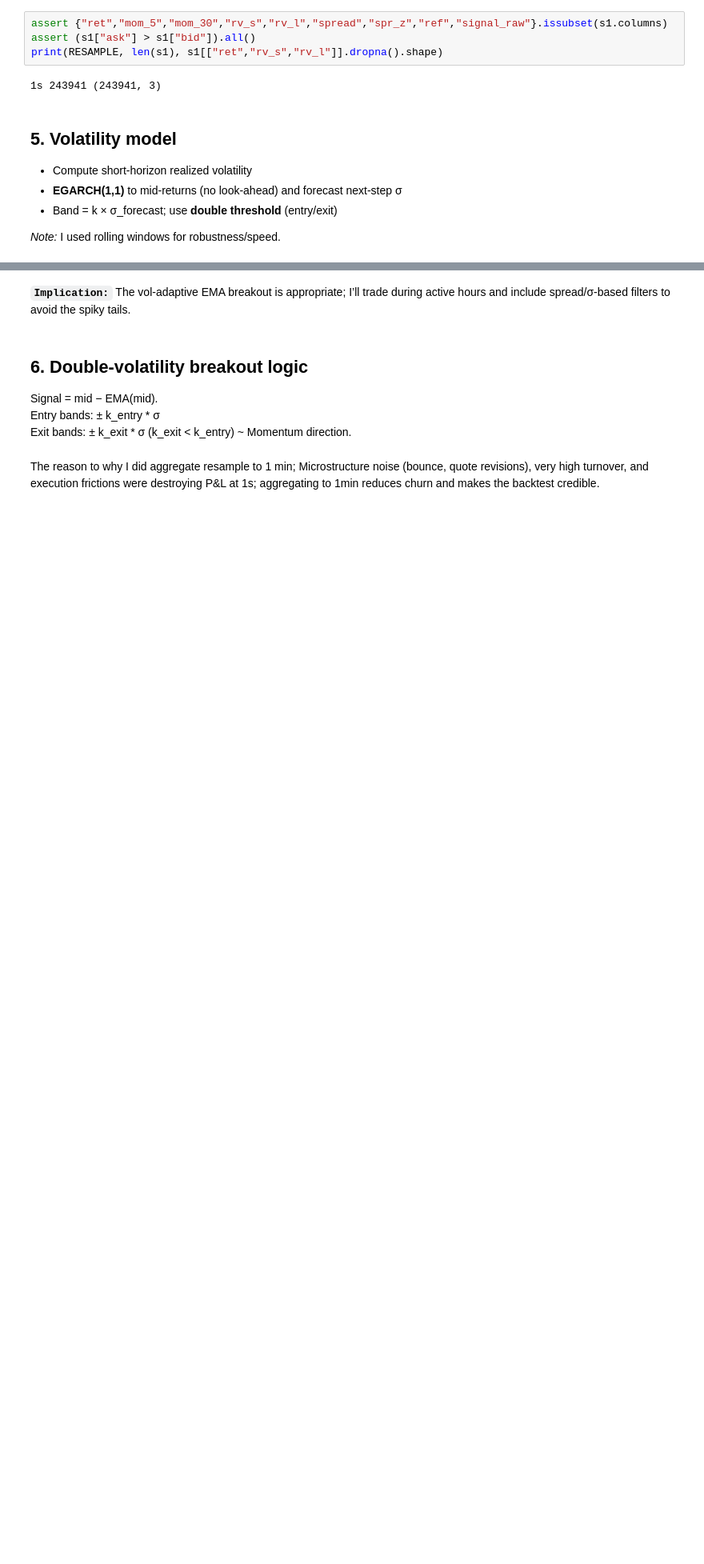
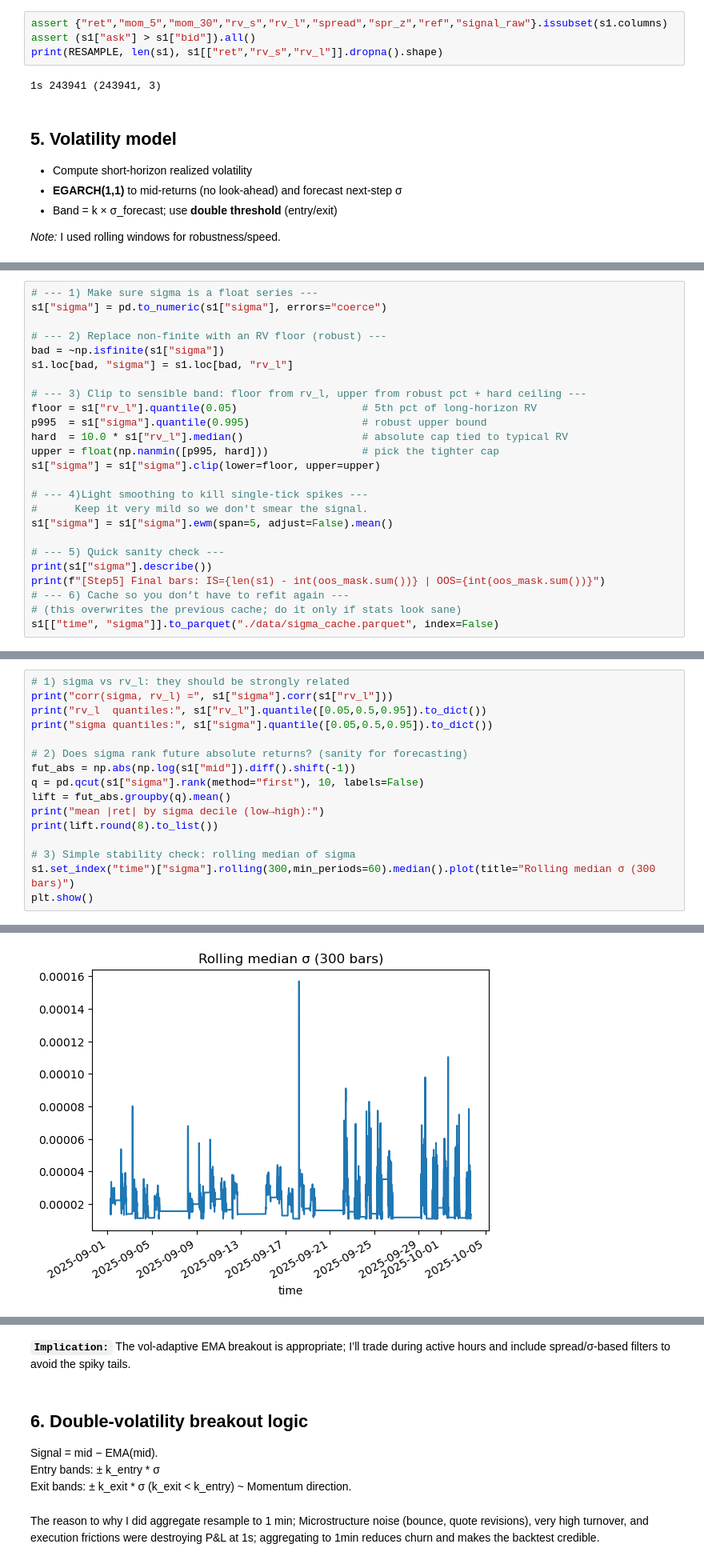
Before and after one commit to Paula-gwn/Applied_finance, a Jupyter notebook: eurpln_double_vol_breakout-Copy1.ipynb, the cells around one changed output, grey strips where cells are left out. Shown at 80% size. Cells and saved outputs as stored; diff of their text form; blank space fills up the shorter version.

```diff
--- a/eurpln_double_vol_breakout-Copy1.ipynb
+++ b/eurpln_double_vol_breakout-Copy1.ipynb
@@ -576,0 +510,25 @@ corr(sigma, rv_l) = -0.00025377878008503164
+# %%
+# --- 1) Make sure sigma is a float series ---
+s1["sigma"] = pd.to_numeric(s1["sigma"], errors="coerce")
+
+# --- 2) Replace non-finite with an RV floor (robust) ---
+bad = ~np.isfinite(s1["sigma"])
+s1.loc[bad, "sigma"] = s1.loc[bad, "rv_l"]
+
+# --- 3) Clip to sensible band: floor from rv_l, upper from robust pct + hard ceiling ---
+floor = s1["rv_l"].quantile(0.05)                    # 5th pct of long-horizon RV
+p995  = s1["sigma"].quantile(0.995)                  # robust upper bound
+hard  = 10.0 * s1["rv_l"].median()                   # absolute cap tied to typical RV
+upper = float(np.nanmin([p995, hard]))               # pick the tighter cap
+s1["sigma"] = s1["sigma"].clip(lower=floor, upper=upper)
+
+# --- 4)Light smoothing to kill single-tick spikes ---
+#      Keep it very mild so we don't smear the signal.
+s1["sigma"] = s1["sigma"].ewm(span=5, adjust=False).mean()
+
+# --- 5) Quick sanity check ---
+print(s1["sigma"].describe())
+print(f"[Step5] Final bars: IS={len(s1) - int(oos_mask.sum())} | OOS={int(oos_mask.sum())}")
+# --- 6) Cache so you don’t have to refit again ---
+# (this overwrites the previous cache; do it only if stats look sane)
+s1[["time", "sigma"]].to_parquet("./data/sigma_cache.parquet", index=False)
@@ -576,0 +546,17 @@ corr(sigma, rv_l) = -0.00025377878008503164
+# %%
+# 1) sigma vs rv_l: they should be strongly related
+print("corr(sigma, rv_l) =", s1["sigma"].corr(s1["rv_l"]))
+print("rv_l  quantiles:", s1["rv_l"].quantile([0.05,0.5,0.95]).to_dict())
+print("sigma quantiles:", s1["sigma"].quantile([0.05,0.5,0.95]).to_dict())
+
+# 2) Does sigma rank future absolute returns? (sanity for forecasting)
+fut_abs = np.abs(np.log(s1["mid"]).diff().shift(-1))
+q = pd.qcut(s1["sigma"].rank(method="first"), 10, labels=False)
+lift = fut_abs.groupby(q).mean()
+print("mean |ret| by sigma decile (low→high):")
+print(lift.round(8).to_list())
+
+# 3) Simple stability check: rolling median of sigma
+s1.set_index("time")["sigma"].rolling(300,min_periods=60).median().plot(title="Rolling median σ (300 bars)")
+plt.show()
+# %% [output]
@@ -576,0 +568 @@ corr(sigma, rv_l) = -0.00025377878008503164
+[figure, added]
```
Also changed, not shown: parts of 21 cells of this notebook, 1 other file.
